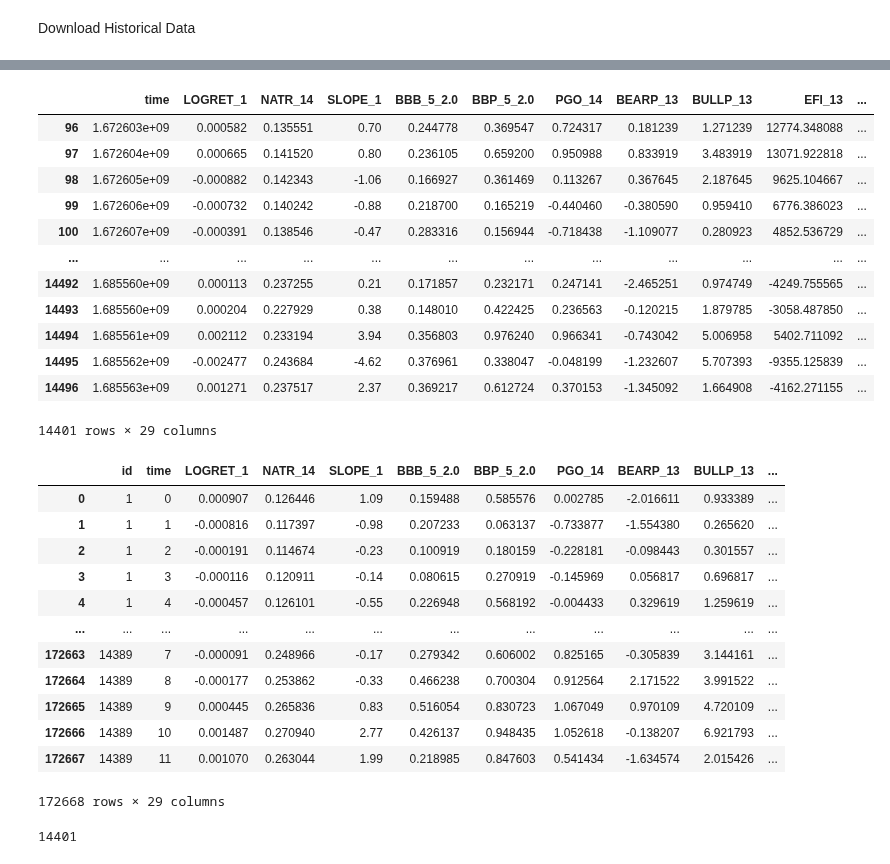
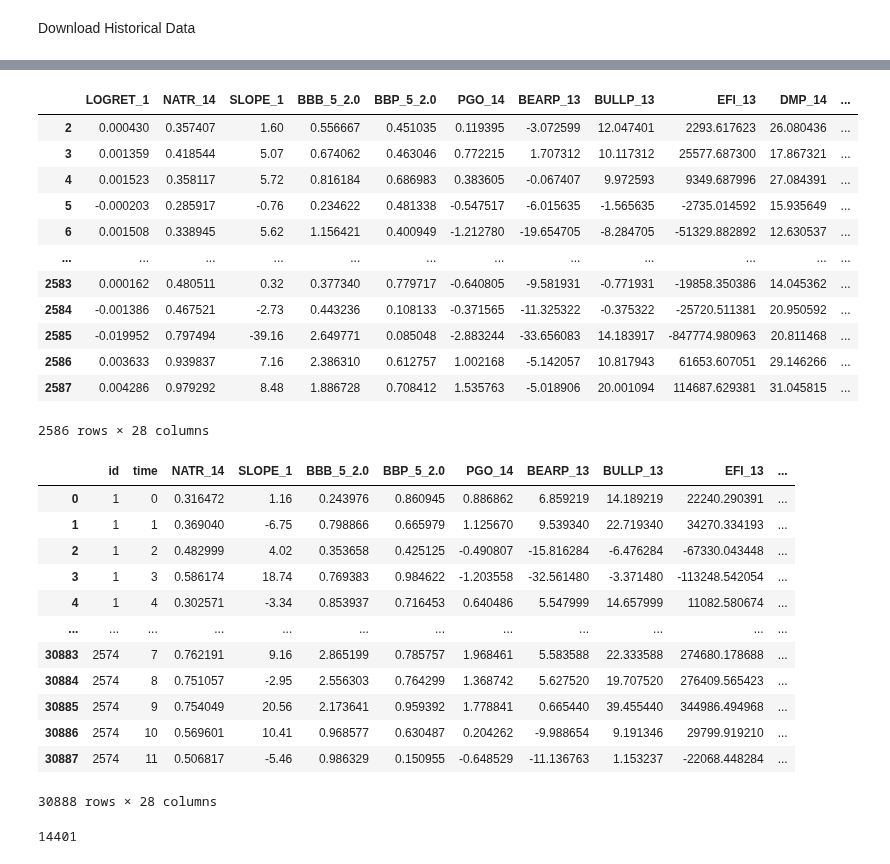
Before and after one commit to henokali1/trdr, a Jupyter notebook: ml/pg.ipynb, the cells around one changed output, grey strips where cells are left out. Cells and saved outputs as stored; diff of their text form; code cells hidden in the pictures.

```diff
--- a/ml/pg.ipynb
+++ b/ml/pg.ipynb
@@ -154,55 +174,54 @@ for idx in range(tot):
     else:
         long_runup_lst.append(0)
         long_drawdown_lst.append(0)
         short_runup_lst.append(0)
         short_drawdown_lst.append(0)
 
 
 long=[]
 short=[]
 dont_trade=[]
 signal = []
 
 for idx in range(tot):
     if (idx >= candlestick_frame) and (idx <= tot - candlestick_frame):
         if long_runup_lst[idx] >= pnl_threshold:
             signal.append('long')
         elif short_runup_lst[idx] >= pnl_threshold:
             signal.append('short')
         else:
             signal.append('dont_trade')
     else:
         signal.append('dont_trade')
 
 df['signal'] = signal
 
-# long_indices = df[df['signal'].str.contains('long', case=False)].index
-# short_indices = df[df['signal'].str.contains('short', case=False)].index
-# dont_trade_indices = list(df[df['signal'].str.contains('dont_trade', case=False)].index)
-# num_indices_to_pick  = len(dont_trade_indices) - min([len(long_indices), len(short_indices)])
-# random_indices = random.sample(dont_trade_indices, num_indices_to_pick)
-# df = df.drop(random_indices)
+long_indices = df[df['signal'].str.contains('long', case=False)].index
+short_indices = df[df['signal'].str.contains('short', case=False)].index
+dont_trade_indices = list(df[df['signal'].str.contains('dont_trade', case=False)].index)
+num_indices_to_pick  = len(dont_trade_indices) - min([len(long_indices), len(short_indices)])
+random_indices = random.sample(dont_trade_indices, num_indices_to_pick)
+df = df.drop(random_indices)
 
-# df.reset_index(drop=True, inplace=True)
+df.reset_index(drop=True, inplace=True)
 
-# df = df.drop(columns = ['time', 'open', 'high', 'low', 'close', 'volume'], axis=1)
-df = df.drop(columns = ['open', 'high', 'low', 'close', 'volume'], axis=1)
+df = df.drop(columns = ['time', 'open', 'high', 'low', 'close', 'volume'], axis=1)
 df = df.dropna()
 df
 # %% [output]
-|  | time | LOGRET_1 | NATR_14 | SLOPE_1 | BBB_5_2.0 | BBP_5_2.0 | PGO_14 | BEARP_13 | BULLP_13 | EFI_13 | ... |
-| 96 | 1.672603e+09 | 0.000582 | 0.135551 | 0.70 | 0.244778 | 0.369547 | 0.724317 | 0.181239 | 1.271239 | 12774.348088 | ... |
-| 97 | 1.672604e+09 | 0.000665 | 0.141520 | 0.80 | 0.236105 | 0.659200 | 0.950988 | 0.833919 | 3.483919 | 13071.922818 | ... |
-| 98 | 1.672605e+09 | -0.000882 | 0.142343 | -1.06 | 0.166927 | 0.361469 | 0.113267 | 0.367645 | 2.187645 | 9625.104667 | ... |
-| 99 | 1.672606e+09 | -0.000732 | 0.140242 | -0.88 | 0.218700 | 0.165219 | -0.440460 | -0.380590 | 0.959410 | 6776.386023 | ... |
-| 100 | 1.672607e+09 | -0.000391 | 0.138546 | -0.47 | 0.283316 | 0.156944 | -0.718438 | -1.109077 | 0.280923 | 4852.536729 | ... |
+|  | LOGRET_1 | NATR_14 | SLOPE_1 | BBB_5_2.0 | BBP_5_2.0 | PGO_14 | BEARP_13 | BULLP_13 | EFI_13 | DMP_14 | ... |
+| 2 | 0.000430 | 0.357407 | 1.60 | 0.556667 | 0.451035 | 0.119395 | -3.072599 | 12.047401 | 2293.617623 | 26.080436 | ... |
+| 3 | 0.001359 | 0.418544 | 5.07 | 0.674062 | 0.463046 | 0.772215 | 1.707312 | 10.117312 | 25577.687300 | 17.867321 | ... |
+| 4 | 0.001523 | 0.358117 | 5.72 | 0.816184 | 0.686983 | 0.383605 | -0.067407 | 9.972593 | 9349.687996 | 27.084391 | ... |
+| 5 | -0.000203 | 0.285917 | -0.76 | 0.234622 | 0.481338 | -0.547517 | -6.015635 | -1.565635 | -2735.014592 | 15.935649 | ... |
+| 6 | 0.001508 | 0.338945 | 5.62 | 1.156421 | 0.400949 | -1.212780 | -19.654705 | -8.284705 | -51329.882892 | 12.630537 | ... |
 | ... | ... | ... | ... | ... | ... | ... | ... | ... | ... | ... | ... |
-| 14492 | 1.685560e+09 | 0.000113 | 0.237255 | 0.21 | 0.171857 | 0.232171 | 0.247141 | -2.465251 | 0.974749 | -4249.755565 | ... |
-| 14493 | 1.685560e+09 | 0.000204 | 0.227929 | 0.38 | 0.148010 | 0.422425 | 0.236563 | -0.120215 | 1.879785 | -3058.487850 | ... |
-| 14494 | 1.685561e+09 | 0.002112 | 0.233194 | 3.94 | 0.356803 | 0.976240 | 0.966341 | -0.743042 | 5.006958 | 5402.711092 | ... |
-| 14495 | 1.685562e+09 | -0.002477 | 0.243684 | -4.62 | 0.376961 | 0.338047 | -0.048199 | -1.232607 | 5.707393 | -9355.125839 | ... |
-| 14496 | 1.685563e+09 | 0.001271 | 0.237517 | 2.37 | 0.369217 | 0.612724 | 0.370153 | -1.345092 | 1.664908 | -4162.271155 | ... |
+| 2583 | 0.000162 | 0.480511 | 0.32 | 0.377340 | 0.779717 | -0.640805 | -9.581931 | -0.771931 | -19858.350386 | 14.045362 | ... |
+| 2584 | -0.001386 | 0.467521 | -2.73 | 0.443236 | 0.108133 | -0.371565 | -11.325322 | -0.375322 | -25720.511381 | 20.950592 | ... |
+| 2585 | -0.019952 | 0.797494 | -39.16 | 2.649771 | 0.085048 | -2.883244 | -33.656083 | 14.183917 | -847774.980963 | 20.811468 | ... |
+| 2586 | 0.003633 | 0.939837 | 7.16 | 2.386310 | 0.612757 | 1.002168 | -5.142057 | 10.817943 | 61653.607051 | 29.146266 | ... |
+| 2587 | 0.004286 | 0.979292 | 8.48 | 1.886728 | 0.708412 | 1.535763 | -5.018906 | 20.001094 | 114687.629381 | 31.045815 | ... |
-14401 rows × 29 columns
+2586 rows × 28 columns
 # %%
 candlestick_frame = 12
 
@@ -211,8 +230,6 @@ dta_lst = []
 
 columns = list(df.columns)[:-1]
 columns.pop(0)
-f_str = 'id,time,LOGRET_1,NATR_14,SLOPE_1,BBB_5_2.0,BBP_5_2.0,PGO_14,BEARP_13,BULLP_13,EFI_13,DMP_14,DMN_14,CG_10,TRIX_30_9,TRIXs_30_9,SMI_5_20_5,SMIs_5_20_5,SMIo_5_20_5,AD,TRUERANGE_1,PVT,EBSW_40_10,PVOL,THERMO_20_2_0.5,THERMOma_20_2_0.5,CHOP_14_1_100,PVI_1,VHF_28\n'
-time = list(df['time'])
 lst_columns = {}
 y_tsfresh = []
 y = list(df['signal'])
@@ -234,22 +251,22 @@ app_df = pd.DataFrame(dta_lst)
 training_y = list(app_df['signal'])
 app_df = app_df.drop(columns = ['signal'], axis=1)
 app_df.to_csv('../../data/df.csv', index=False)
-pd.DataFrame({'': y_tsfresh}).to_csv('../../data/y.csv', index=False)
+pd.DataFrame({'signal': y_tsfresh}).to_csv('../../data/y.csv', index=False)
 app_df
 # %% [output]
-|  | id | time | LOGRET_1 | NATR_14 | SLOPE_1 | BBB_5_2.0 | BBP_5_2.0 | PGO_14 | BEARP_13 | BULLP_13 | ... |
-| 0 | 1 | 0 | 0.000907 | 0.126446 | 1.09 | 0.159488 | 0.585576 | 0.002785 | -2.016611 | 0.933389 | ... |
-| 1 | 1 | 1 | -0.000816 | 0.117397 | -0.98 | 0.207233 | 0.063137 | -0.733877 | -1.554380 | 0.265620 | ... |
-| 2 | 1 | 2 | -0.000191 | 0.114674 | -0.23 | 0.100919 | 0.180159 | -0.228181 | -0.098443 | 0.301557 | ... |
-| 3 | 1 | 3 | -0.000116 | 0.120911 | -0.14 | 0.080615 | 0.270919 | -0.145969 | 0.056817 | 0.696817 | ... |
-| 4 | 1 | 4 | -0.000457 | 0.126101 | -0.55 | 0.226948 | 0.568192 | -0.004433 | 0.329619 | 1.259619 | ... |
+|  | id | time | NATR_14 | SLOPE_1 | BBB_5_2.0 | BBP_5_2.0 | PGO_14 | BEARP_13 | BULLP_13 | EFI_13 | ... |
+| 0 | 1 | 0 | 0.316472 | 1.16 | 0.243976 | 0.860945 | 0.886862 | 6.859219 | 14.189219 | 22240.290391 | ... |
+| 1 | 1 | 1 | 0.369040 | -6.75 | 0.798866 | 0.665979 | 1.125670 | 9.539340 | 22.719340 | 34270.334193 | ... |
+| 2 | 1 | 2 | 0.482999 | 4.02 | 0.353658 | 0.425125 | -0.490807 | -15.816284 | -6.476284 | -67330.043448 | ... |
+| 3 | 1 | 3 | 0.586174 | 18.74 | 0.769383 | 0.984622 | -1.203558 | -32.561480 | -3.371480 | -113248.542054 | ... |
+| 4 | 1 | 4 | 0.302571 | -3.34 | 0.853937 | 0.716453 | 0.640486 | 5.547999 | 14.657999 | 11082.580674 | ... |
 | ... | ... | ... | ... | ... | ... | ... | ... | ... | ... | ... | ... |
-| 172663 | 14389 | 7 | -0.000091 | 0.248966 | -0.17 | 0.279342 | 0.606002 | 0.825165 | -0.305839 | 3.144161 | ... |
-| 172664 | 14389 | 8 | -0.000177 | 0.253862 | -0.33 | 0.466238 | 0.700304 | 0.912564 | 2.171522 | 3.991522 | ... |
-| 172665 | 14389 | 9 | 0.000445 | 0.265836 | 0.83 | 0.516054 | 0.830723 | 1.067049 | 0.970109 | 4.720109 | ... |
-| 172666 | 14389 | 10 | 0.001487 | 0.270940 | 2.77 | 0.426137 | 0.948435 | 1.052618 | -0.138207 | 6.921793 | ... |
-| 172667 | 14389 | 11 | 0.001070 | 0.263044 | 1.99 | 0.218985 | 0.847603 | 0.541434 | -1.634574 | 2.015426 | ... |
+| 30883 | 2574 | 7 | 0.762191 | 9.16 | 2.865199 | 0.785757 | 1.968461 | 5.583588 | 22.333588 | 274680.178688 | ... |
+| 30884 | 2574 | 8 | 0.751057 | -2.95 | 2.556303 | 0.764299 | 1.368742 | 5.627520 | 19.707520 | 276409.565423 | ... |
+| 30885 | 2574 | 9 | 0.754049 | 20.56 | 2.173641 | 0.959392 | 1.778841 | 0.665440 | 39.455440 | 344986.494968 | ... |
+| 30886 | 2574 | 10 | 0.569601 | 10.41 | 0.968577 | 0.630487 | 0.204262 | -9.988654 | 9.191346 | 29799.919210 | ... |
+| 30887 | 2574 | 11 | 0.506817 | -5.46 | 0.986329 | 0.150955 | -0.648529 | -11.136763 | 1.153237 | -22068.448284 | ... |
-172668 rows × 29 columns
+30888 rows × 28 columns
 # %%
 len(y)
 # %% [output]
```
Also changed, not shown: parts of 12 cells of this notebook.
